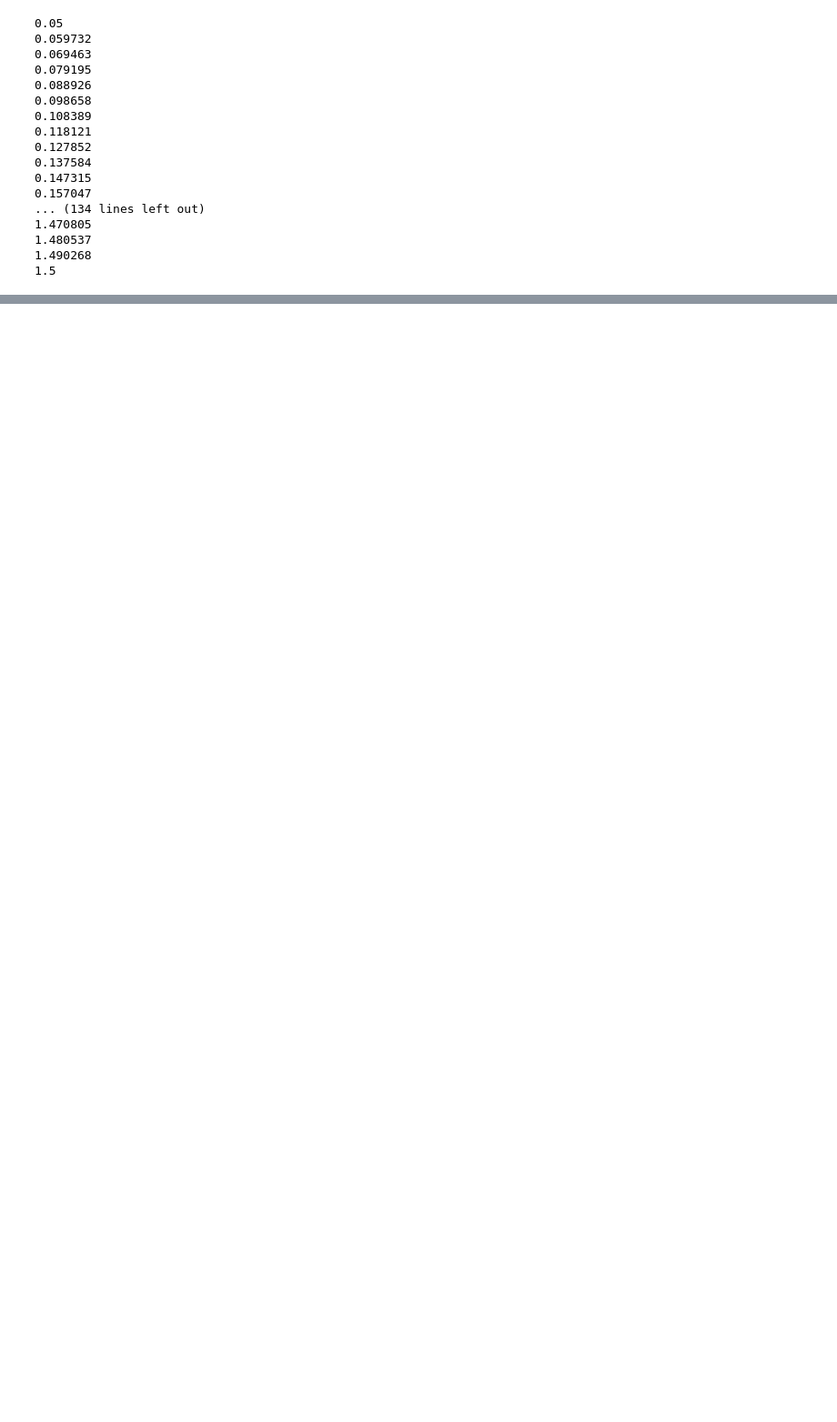
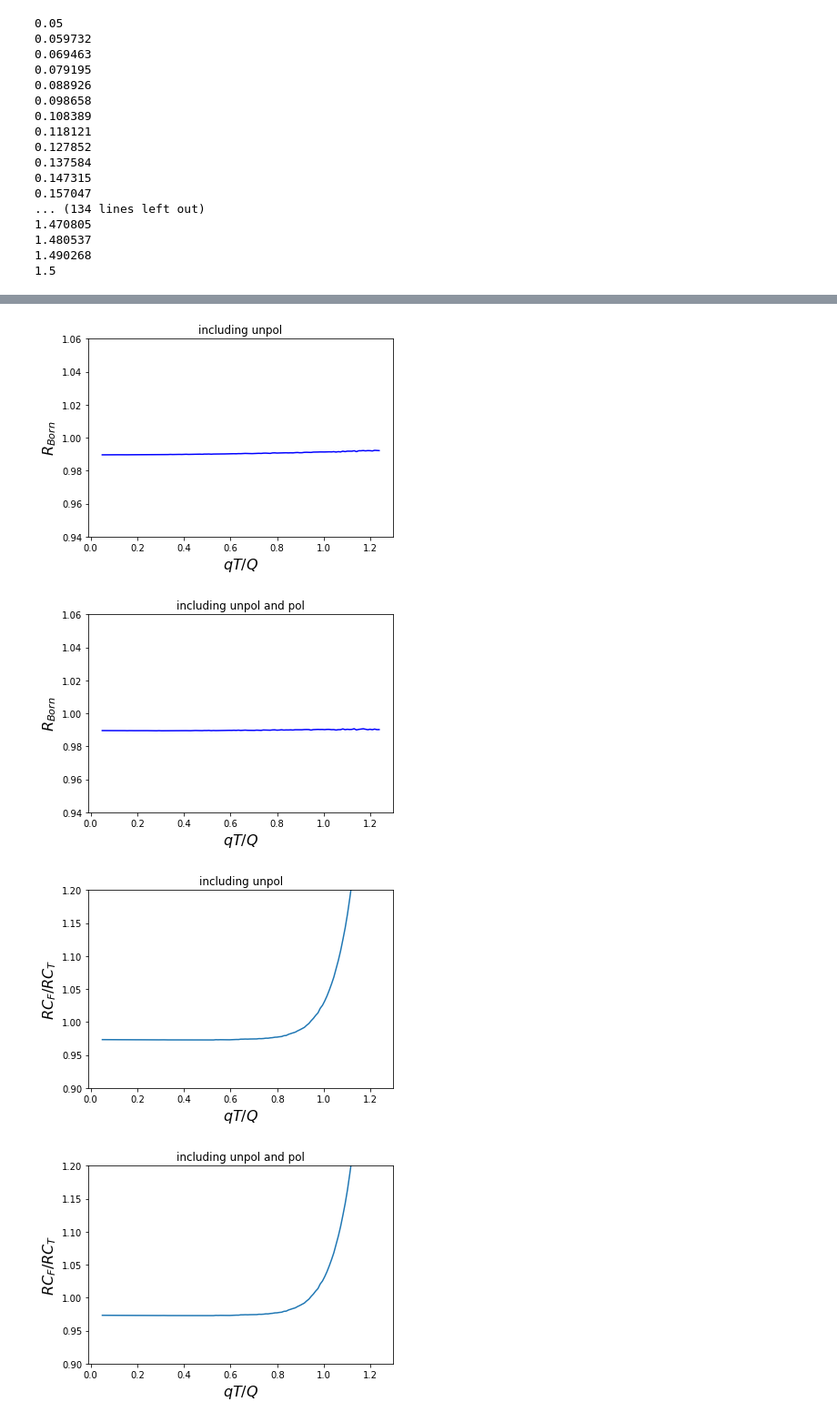
Before and after one commit to Mengzhendada/compare, a Jupyter notebook: Traditional_Factorized_compare_fine.ipynb, the cells around one changed output, grey strips where cells are left out. Shown at 91% size. Cells and saved outputs as stored; diff of their text form; code cells hidden in the pictures; blank space fills up the shorter version.

```diff
--- a/Traditional_Factorized_compare_fine.ipynb
+++ b/Traditional_Factorized_compare_fine.ipynb
@@ -42,0 +120,12 @@ file.close()
+# %%
+column_names=['x','z','Q','qT_Q','xs','xs_err']
+df_F_EIC_1_siv_rc = pd.read_csv('results/Fac-results/Fine/EIC_1_siv_rc.txt',delim_whitespace=True,names=column_names)
+df_F_EIC_1_siv_bn = pd.read_csv('results/Fac-results/Fine/EIC_1_siv_born.txt',delim_whitespace=True,names=column_names)
+df_F_EIC_1_col_rc = pd.read_csv('results/Fac-results/Fine/EIC_1_col_rc.txt',delim_whitespace=True,names=column_names)
+df_F_EIC_1_col_bn = pd.read_csv('results/Fac-results/Fine/EIC_1_col_born.txt',delim_whitespace=True,names=column_names)
+df_F_EIC_1_unpol_rc = pd.read_csv('results/Fac-results/Fine/EIC_1_unpol_rc.txt',delim_whitespace=True,names=column_names)
+df_F_EIC_1_unpol_bn = pd.read_csv('results/Fac-results/Fine/EIC_1_unpol_born.txt',delim_whitespace=True,names=column_names)
+df_F_EIC_1_siv_rc.head()
+print((df_F_EIC_1_unpol_bn['qT_Q']))
+print((df_F_EIC_1_siv_bn['qT_Q']))
+print((df_F_EIC_1_col_bn['qT_Q']))
@@ -42,0 +446,51 @@ file.close()
+# %%
+plt.figure()
+F_Born_JLab2 = np.asarray(df_F_JLab_2_unpol_bn['xs'])
+T_Born_JLab2 = np.asarray(df_T_jlab2_unpol['unpol_bn'])
+R_Born_unpol_JLab2 = F_Born_JLab2/T_Born_JLab2
+plt.plot(np.asarray(df_F_JLab_2_unpol_bn['qT_Q']),R_Born_unpol_JLab2,color='b')
+plt.xlabel('$qT/Q$',fontsize=16)
+plt.ylabel('$R_{Born}$',fontsize=16)
+plt.ylim(0.94,1.06)
+plt.title('including unpol')
+plt.savefig('results/compare/Fine/compare_born_unpol_JLab2.pdf')
+
+plt.figure()
+F_Born_JLab2 = np.asarray(df_F_JLab_2_unpol_bn['xs'])+np.asarray(df_F_JLab_2_siv_bn['xs'])+np.asarray(df_F_JLab_2_col_bn['xs'])
+T_Born_JLab2 = np.asarray(df_T_jlab2_unpol['unpol_bn'])+np.asarray(df_T_jlab2_unpol['sivers_bn'])+np.asarray(df_T_jlab2_unpol['collins_bn'])
+R_Born_JLab2 = F_Born_JLab2/T_Born_JLab2
+plt.plot(np.asarray(df_F_JLab_2_unpol_bn['qT_Q']),R_Born_JLab2,color='b')
+plt.xlabel('$qT/Q$',fontsize=16)
+plt.ylabel('$R_{Born}$',fontsize=16)
+plt.ylim(0.94,1.06)
+plt.title('including unpol and pol')
+plt.savefig('results/compare/Fine/compare_born_both_JLab2.pdf')
+
+plt.figure()
+F_RC_JLab2 = np.asarray(df_F_JLab_2_unpol_rc['xs'])+np.asarray(df_F_JLab_2_siv_rc['xs'])+np.asarray(df_F_JLab_2_col_rc['xs'])
+T_RC_JLab2 = np.asarray(df_T_jlab2_unpol['unpol_rc'])+np.asarray(df_T_jlab2_siv['sivers_rc'])+np.asarray(df_T_jlab2_col['collins_rc'])
+RC_T = F_Born_JLab2/F_RC_JLab2
+RC_F = (T_Born_JLab2/T_RC_JLab2)
+plt.plot(np.asarray(df_F_JLab_2_unpol_rc['qT_Q']),RC_F/RC_T,label='$RC_F/RC_T')
+plt.xlabel('$qT/Q$',fontsize=16)
+plt.ylabel('$RC_F/RC_T$',fontsize =16)
+plt.ylim(0.9,1.2)
+plt.title('including unpol')
+plt.savefig('results/compare/Fine/compare_RC_unpol_JLab2.pdf')
+
+plt.figure()
+F_RC_JLab2 = np.asarray(df_F_JLab_2_unpol_rc['xs'])+np.asarray(df_F_JLab_2_siv_rc['xs'])+np.asarray(df_F_JLab_2_col_rc['xs'])
+T_RC_JLab2 = np.asarray(df_T_jlab2_unpol['unpol_rc'])+np.asarray(df_T_jlab2_siv['sivers_rc'])+np.asarray(df_T_jlab2_col['collins_rc'])
+RC_T = F_Born_JLab2/F_RC_JLab2
+RC_F = (T_Born_JLab2/T_RC_JLab2)
+plt.plot(np.asarray(df_F_JLab_2_unpol_rc['qT_Q']),RC_F/RC_T,label='$RC_F/RC_T')
+plt.xlabel('$qT/Q$',fontsize=16)
+plt.ylabel('$RC_F/RC_T$',fontsize =16)
+plt.ylim(0.9,1.2)
+plt.title('including unpol and pol')
+plt.savefig('results/compare/Fine/compare_RC_both_JLab2.pdf')
+# %% [output]
+[figure, added]
+[figure, added]
+[figure, added]
+[figure, added]
```
Also changed, not shown: parts of 33 cells of this notebook, 6 other files.
